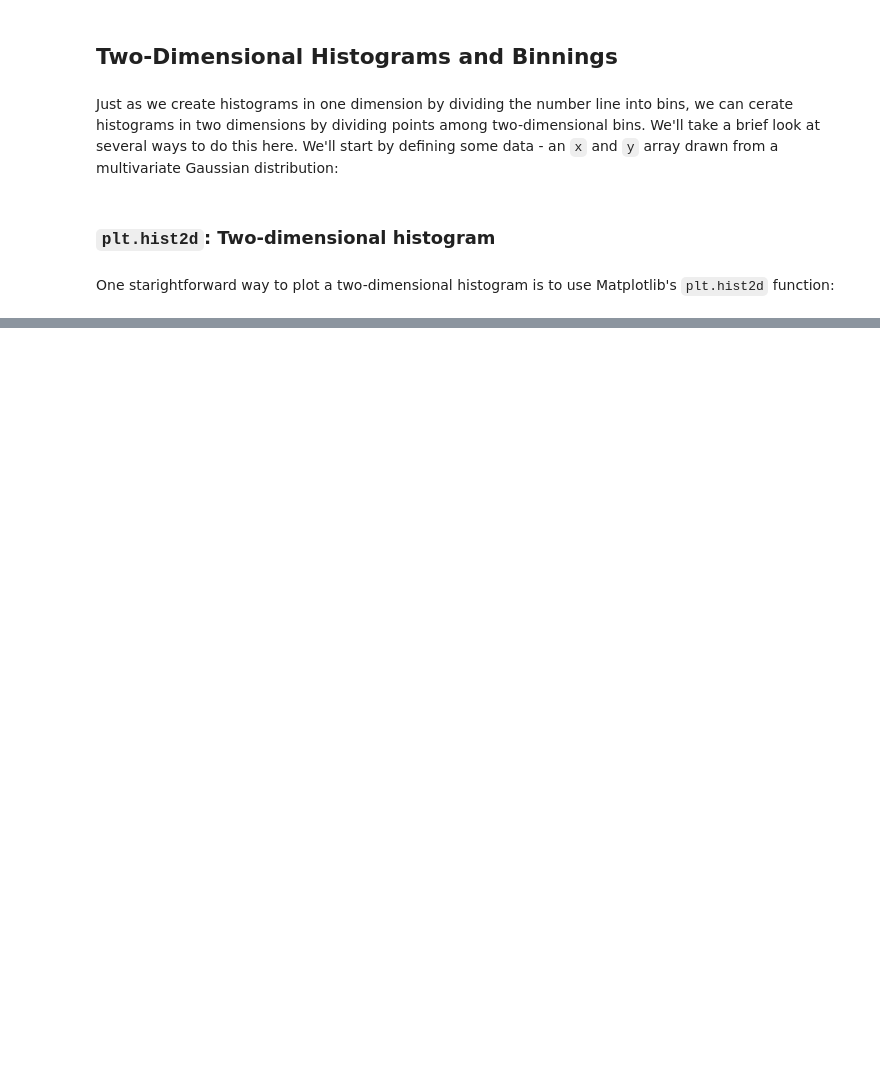
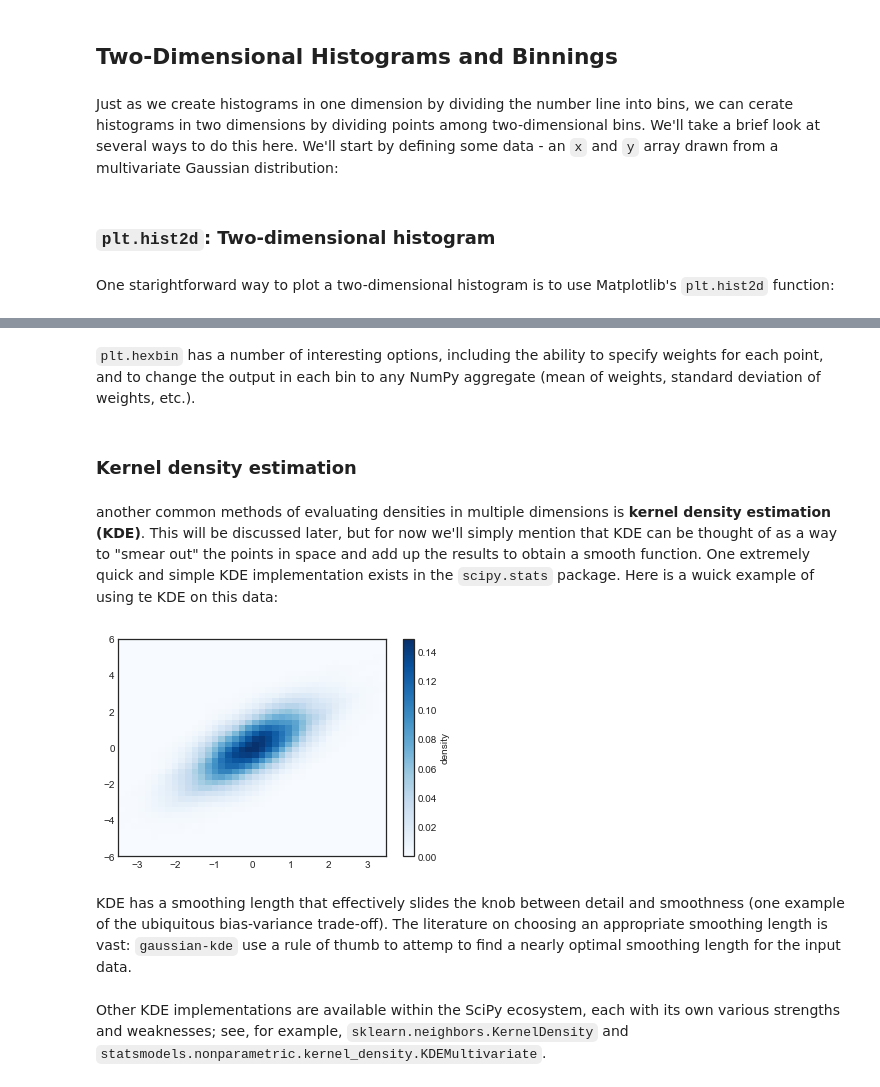
Before and after one commit to UlrikeBoehm/PythonDataScience, a Jupyter notebook: 04_Visualization_Matplotlib/7_Histograms_Binnings_Density.ipynb, the cells around one changed output, grey strips where cells are left out. Drawn from its saved outputs; the diff is of its cells as text; code cells hidden in the pictures; blank space fills up the shorter version.

```diff
--- a/04_Visualization_Matplotlib/7_Histograms_Binnings_Density.ipynb
+++ b/04_Visualization_Matplotlib/7_Histograms_Binnings_Density.ipynb
@@ -105,0 +121,32 @@ cb.set_label('counts i bin')
+# %% [markdown]
+`plt.hexbin` has a number of interesting options, including the ability to specify weights for each point, and to change the output in each bin to any NumPy aggregate (mean of weights, standard deviation of weights, etc.).
+# %% [markdown]
+### Kernel density estimation
+# %% [markdown]
+another common methods of evaluating densities in multiple dimensions is **kernel density estimation (KDE)**. This will be discussed later, but for now we'll simply mention that KDE can be thought of as a way to "smear out" the points in space and add up the results to obtain a smooth function. One extremely quick and simple KDE implementation exists in the `scipy.stats` package. Here is a wuick example of using te KDE on this data:
+# %%
+from scipy.stats import gaussian_kde
+
+# fit an array of size [Ndim,Nsample]
+data = np.vstack([x,y])
+kde = gaussian_kde(data)
+
+# evaluate on a regular grid
+xgrid = np.linspace(-3.5,3.5,40)
+ygrid = np.linspace(-6,6,40)
+Xgrid, Ygrid = np.meshgrid(xgrid,ygrid)
+Z = kde.evaluate(np.vstack([Xgrid.ravel(),Ygrid.ravel()]))
+
+# Plot the result as an image
+plt.imshow(Z.reshape(Xgrid.shape),
+          origin='lower',aspect='auto',
+          extent=[-3.5,3.5,-6,6],
+          cmap='Blues')
+cb=plt.colorbar()
+cb.set_label('density')
+# %% [output]
+[figure, added]
+# %% [markdown]
+KDE has a smoothing length that effectively slides the knob between detail and smoothness (one example of the ubiquitous bias-variance trade-off). The literature on choosing an appropriate smoothing length is vast: `gaussian-kde` use a rule of thumb to attemp to find a nearly optimal smoothing length for the input data.
+# %% [markdown]
+Other KDE implementations are available within the SciPy ecosystem, each with its own various strengths and weaknesses; see, for example, `sklearn.neighbors.KernelDensity` and `statsmodels.nonparametric.kernel_density.KDEMultivariate`.
```
Also changed, not shown: parts of 11 cells of this notebook.
